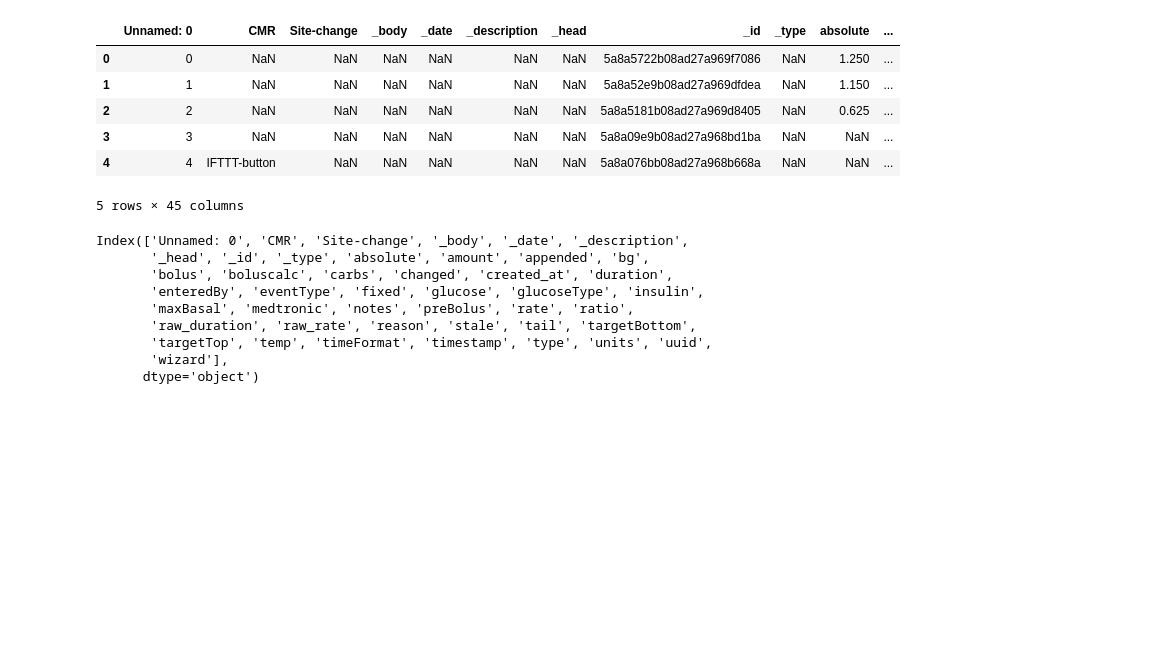
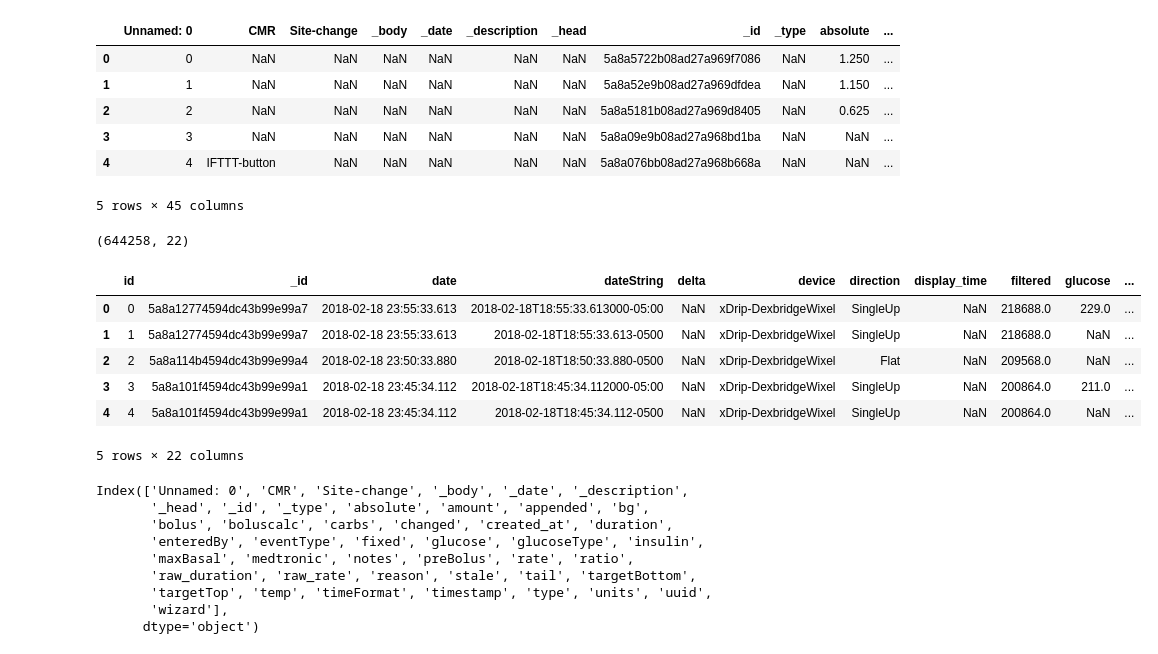
Before and after one commit to Fernandohf/GlucoNet, a Jupyter notebook: Treatments_analysis.ipynb, the cells around one changed output. Cells and saved outputs as stored; diff of their text form; code cells hidden in the pictures; blank space fills up the shorter version.

```diff
--- a/Treatments_analysis.ipynb
+++ b/Treatments_analysis.ipynb
@@ -19,6 +19,20 @@ treatments.head()
 | 3 | 3 | NaN | NaN | NaN | NaN | NaN | NaN | 5a8a09e9b08ad27a968bd1ba | NaN | NaN | ... |
 | 4 | 4 | IFTTT-button | NaN | NaN | NaN | NaN | NaN | 5a8a076bb08ad27a968b668a | NaN | NaN | ... |
 5 rows × 45 columns
+# %%
+#data = pd.read_json('data2\\entries__to_2017-10-01.json')
+entries = pd.read_csv('entries_combined.json', low_memory=False)
+print(entries.shape)
+entries.head()
+# %% [output]
+(644258, 22)
+|  | id | _id | date | dateString | delta | device | direction | display_time | filtered | glucose | ... |
+| 0 | 0 | 5a8a12774594dc43b99e99a7 | 2018-02-18 23:55:33.613 | 2018-02-18T18:55:33.613000-05:00 | NaN | xDrip-DexbridgeWixel | SingleUp | NaN | 218688.0 | 229.0 | ... |
+| 1 | 1 | 5a8a12774594dc43b99e99a7 | 2018-02-18 23:55:33.613 | 2018-02-18T18:55:33.613-0500 | NaN | xDrip-DexbridgeWixel | SingleUp | NaN | 218688.0 | NaN | ... |
+| 2 | 2 | 5a8a114b4594dc43b99e99a4 | 2018-02-18 23:50:33.880 | 2018-02-18T18:50:33.880-0500 | NaN | xDrip-DexbridgeWixel | Flat | NaN | 209568.0 | NaN | ... |
+| 3 | 3 | 5a8a101f4594dc43b99e99a1 | 2018-02-18 23:45:34.112 | 2018-02-18T18:45:34.112000-05:00 | NaN | xDrip-DexbridgeWixel | SingleUp | NaN | 200864.0 | 211.0 | ... |
+| 4 | 4 | 5a8a101f4594dc43b99e99a1 | 2018-02-18 23:45:34.112 | 2018-02-18T18:45:34.112-0500 | NaN | xDrip-DexbridgeWixel | SingleUp | NaN | 200864.0 | NaN | ... |
+5 rows × 22 columns
 # %%
 treatments.columns
 # %% [output]
```
Also changed, not shown: parts of 5 cells of this notebook.
